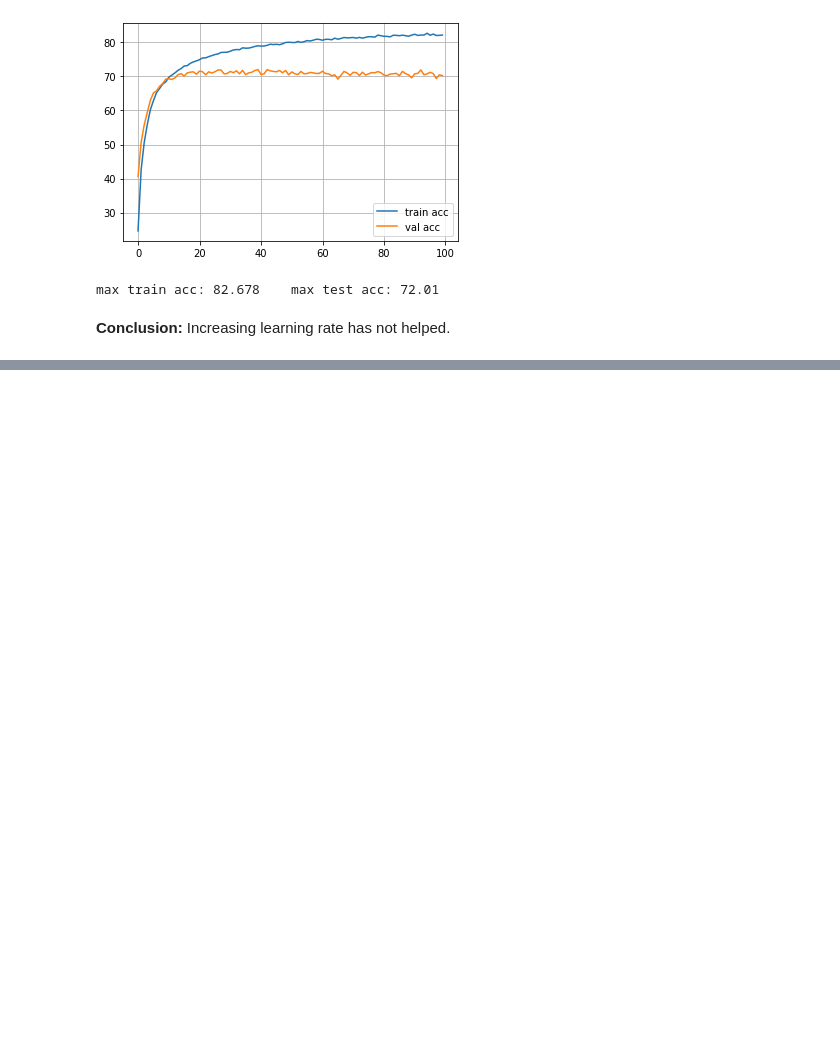
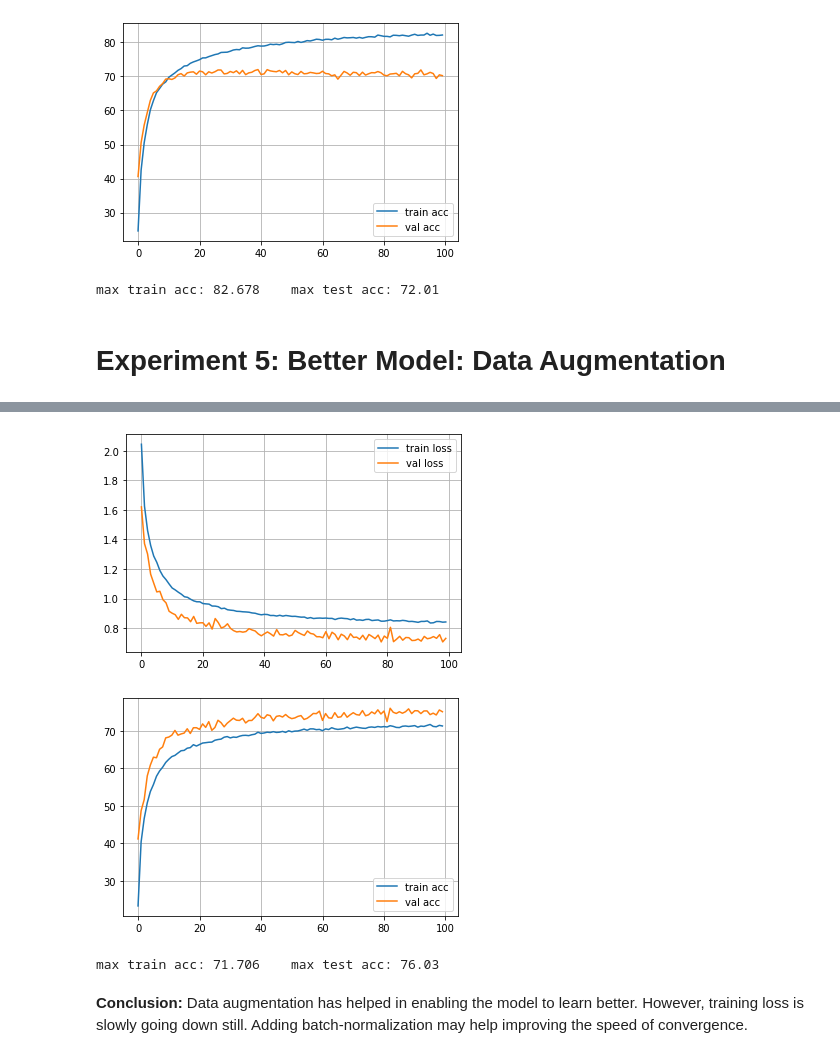
Before and after one commit to sandeeppalakkal/ML_Datascience_Practice, a Jupyter notebook: CIFAR10_Experiments.ipynb, the cells around one changed output, grey strips where cells are left out. Cells and saved outputs as stored; diff of their text form; code cells hidden in the pictures; blank space fills up the shorter version.

```diff
--- a/CIFAR10_Experiments.ipynb
+++ b/CIFAR10_Experiments.ipynb
@@ -8,16 +8,21 @@ import torchvision
 import torchvision.transforms as transforms
 # %%
 # Get CIFAR10 data
-def get_cifar10(transform=None):
-  trainset = torchvision.datasets.CIFAR10(root='./data',train=True,download=True,transform=transform)
-  valset = torchvision.datasets.CIFAR10(root='./data',train=False,download=True,transform=transform)
+def get_cifar10(train_transform=None, val_transform=None):
+  trainset = torchvision.datasets.CIFAR10(root='./data',train=True,download=True,transform=train_transform)
+  valset = torchvision.datasets.CIFAR10(root='./data',train=False,download=True,transform=val_transform)
   classes = ('plane', 'car', 'bird', 'cat', 'deer', 'dog', 'frog', 'horse', 'ship', 'truck')
   return trainset, valset, classes
 # %%
 def dataloader(batch_size, transform=None):
   if transform == None:
-    transform = transforms.Compose([transforms.ToTensor(), transforms.Normalize(3*[0.5], 3*[0.5])])
-  trainset,valset, classes = get_cifar10(transform)
+    train_transform = transforms.Compose([transforms.ToTensor(), transforms.Normalize(3*[0.5], 3*[0.5])])
+    val_transform = train_transform
+  else:
+    assert isinstance(transform, (tuple, list)), "transform should be a tupe or list of train & validation transforms"
+    train_transform = transform[0]
+    val_transform = transform[1]
+  trainset,valset, classes = get_cifar10(train_transform, val_transform)
   train_loader = torch.utils.data.DataLoader(trainset, batch_size=batch_size, shuffle=True, num_workers=2)
   val_loader = torch.utils.data.DataLoader(valset, batch_size=batch_size, num_workers=2)
   return train_loader, val_loader, classes
@@ -378,5 +383,42 @@ Finished Training
 [figure]
 [figure]
 max train acc: 82.678    max test acc: 72.01
-# %% [markdown]
-**Conclusion:** Increasing learning rate has not helped.
+# %% [markdown]
+# Experiment 5: Better Model: Data Augmentation
+# %%
+# choose gpu if available
+device = torch.device('cuda:0' if torch.cuda.is_available() else 'cpu')
+
+lr = 0.005
+momentum = 0.9
+batch_size = 32
+n_epochs = 100
+
+# Data augmentation
+stats = (3*[0.5],3*[0.5])
+train_tfms = transforms.Compose([transforms.RandomCrop(32, padding=4, padding_mode='reflect'),
+                         transforms.RandomHorizontalFlip(),
+                         transforms.ToTensor(),
+                         transforms.Normalize(*stats,inplace=True)])
+valid_tfms = transforms.Compose([transforms.ToTensor(), transforms.Normalize(*stats)])
+
+# Data loader
+train_loader,val_loader,classes = dataloader(batch_size, transform=(train_tfms,valid_tfms))
+
+# define network for training
+net = Net3().to(device)
+
+# Loss function & optimizer
+import torch.optim as optim
+criterion = nn.CrossEntropyLoss()
+optimizer = optim.SGD(net.parameters(), lr=lr, momentum = momentum)
+
+# train
+net, losses, acc, val_losses, val_acc = train(train_loader,val_loader,net,n_epochs,criterion,optimizer,device)
+
+# plot loss
+plot_losses(losses, val_losses, acc, val_acc)
+
+# accuracy
+print(f'max train acc: {max(acc)}\t max test acc: {max(val_acc)}')
+# %% [output]
@@ -382,0 +442,5 @@ max train acc: 82.678    max test acc: 72.01
+[figure, added]
+[figure, added]
+max train acc: 71.706    max test acc: 76.03
+# %% [markdown]
+**Conclusion:** Data augmentation has helped in enabling the model to learn better. However, training loss is slowly going down still. Adding batch-normalization may help improving the speed of convergence.
```
Also changed, not shown: parts of 1 cell of this notebook.
